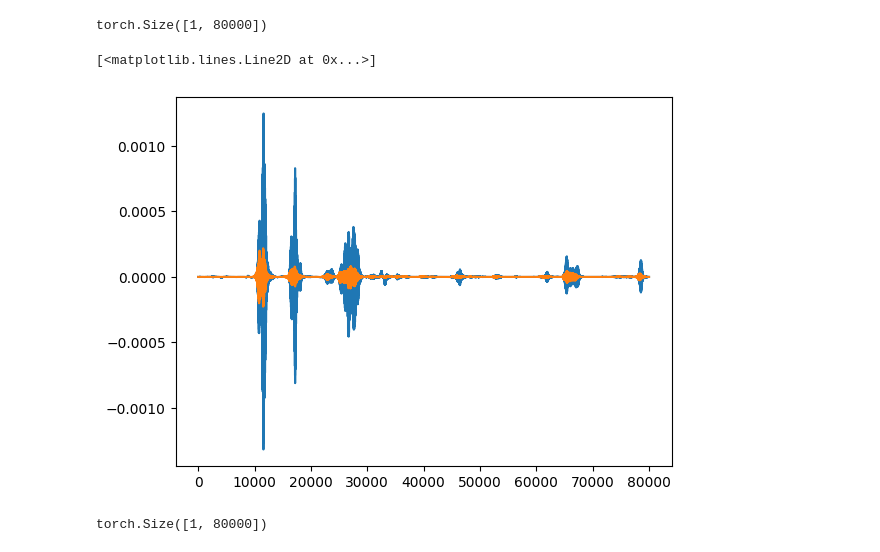
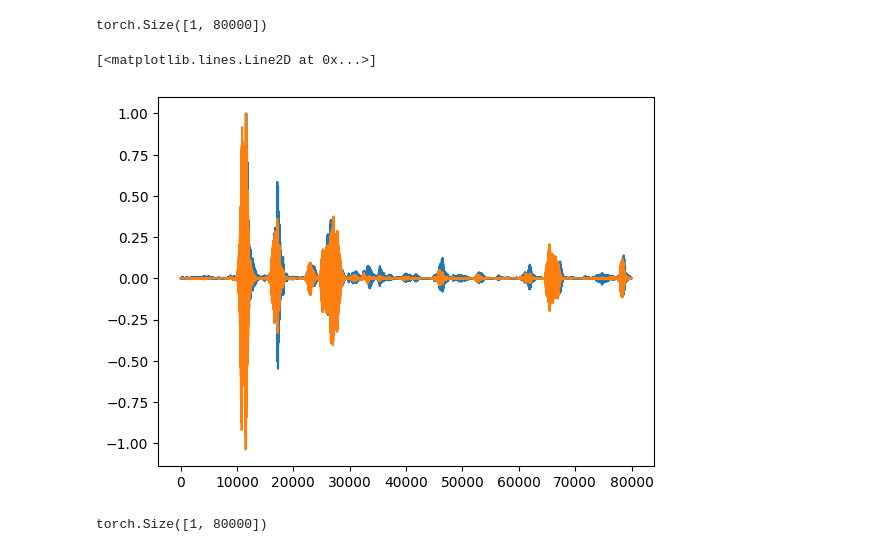
Before and after one commit to danedane-haider/HybrA-Filterbanks, a Jupyter notebook: test.ipynb, the cells around one changed output. Drawn from its saved outputs; the diff is of its cells as text; code cells hidden in the pictures.

```diff
--- a/test.ipynb
+++ b/test.ipynb
@@ -58,11 +56,11 @@ out_skip_connection = filterbank_with_skip_connection(signal)
 # %%
 reconstruction_with_skip_connection = filterbank_with_skip_connection.decoder(out_skip_connection)
 # %%
-plt.plot(reconstruction_with_skip_connection.detach()[0])
-plt.plot(reconstruction.detach()[0])
+plt.plot(reconstruction_with_skip_connection.detach()[0] / reconstruction_with_skip_connection.detach()[0].max())
+plt.plot(reconstruction.detach()[0] / reconstruction.detach()[0].max())
 # %% [output]
 [<matplotlib.lines.Line2D at 0x...>]
-[figure, old version]
+[figure, new version]
 # %%
 reconstruction_with_skip_connection.shape
 # %% [output]
```
Also changed, not shown: parts of 3 cells of this notebook, 2 other files.
